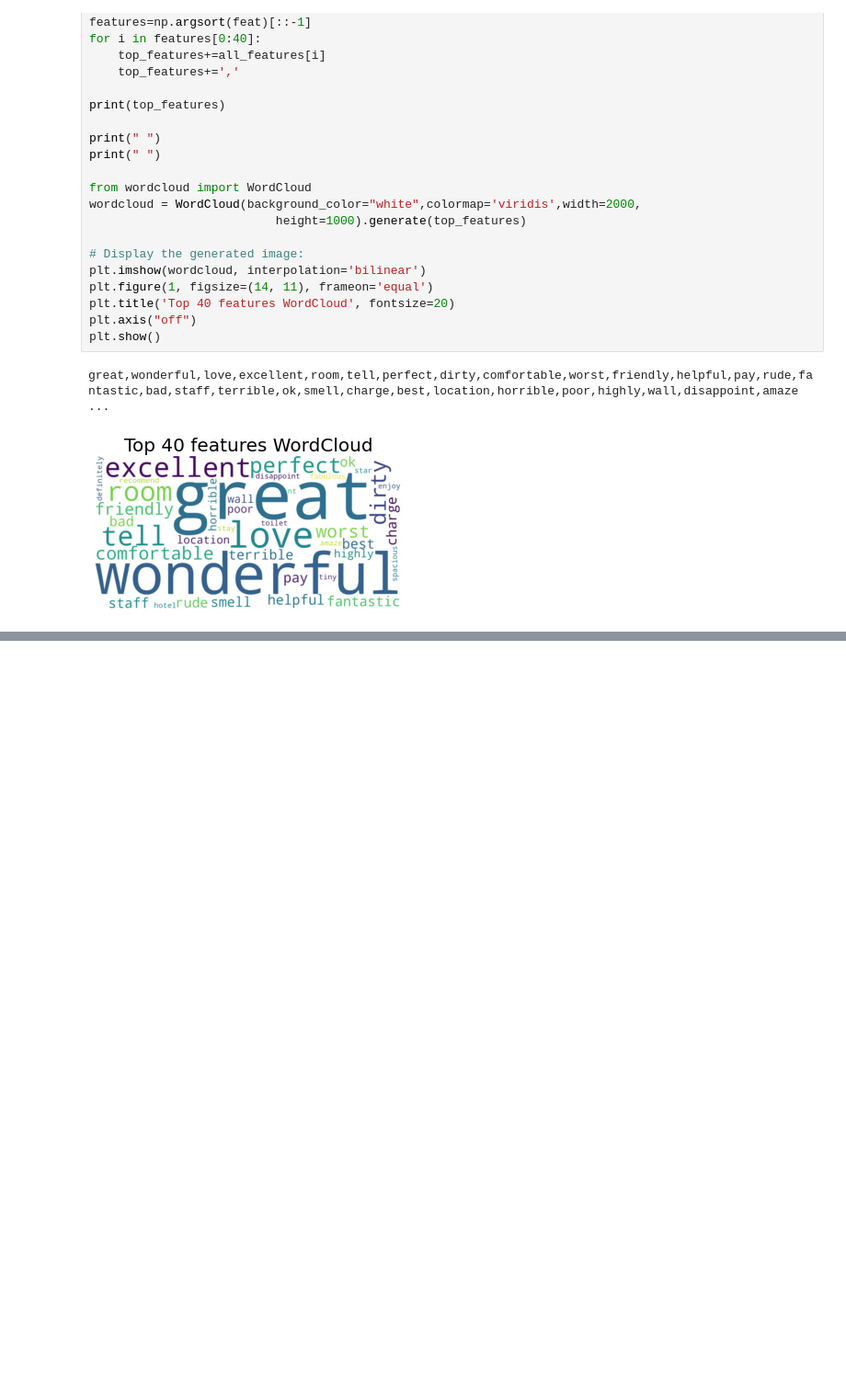
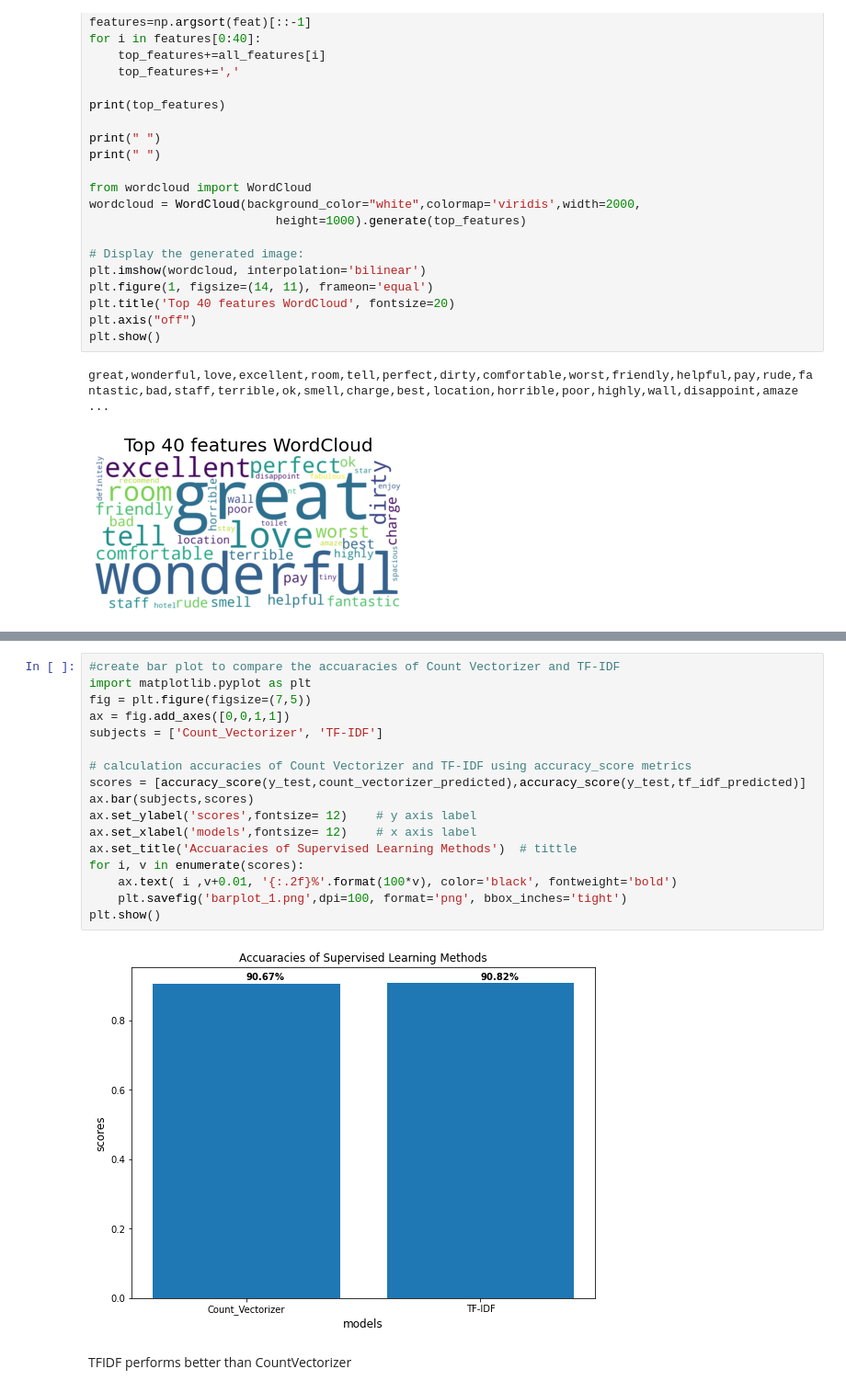
Before and after one commit to wildraft/Tripadvisor_Reviews, a Jupyter notebook: NLP.ipynb, the cells around one changed output, grey strips where cells are left out. Shown at 92% size. Drawn from its saved outputs; the diff is of its cells as text; blank space fills up the shorter version.

```diff
--- a/NLP.ipynb
+++ b/NLP.ipynb
@@ -537,0 +688,21 @@ great,wonderful,love,excellent,room,tell,perfect,dirty,comfortable,worst,friendl
+# %%
+#create bar plot to compare the accuaracies of Count Vectorizer and TF-IDF
+import matplotlib.pyplot as plt
+fig = plt.figure(figsize=(7,5))
+ax = fig.add_axes([0,0,1,1])
+subjects = ['Count_Vectorizer', 'TF-IDF']
+
+# calculation accuracies of Count Vectorizer and TF-IDF using accuracy_score metrics
+scores = [accuracy_score(y_test,count_vectorizer_predicted),accuracy_score(y_test,tf_idf_predicted)]
+ax.bar(subjects,scores)
+ax.set_ylabel('scores',fontsize= 12)    # y axis label
+ax.set_xlabel('models',fontsize= 12)    # x axis label
+ax.set_title('Accuaracies of Supervised Learning Methods')  # tittle
+for i, v in enumerate(scores):
+    ax.text( i ,v+0.01, '{:.2f}%'.format(100*v), color='black', fontweight='bold')
+    plt.savefig('barplot_1.png',dpi=100, format='png', bbox_inches='tight')
+plt.show()
+# %% [output]
+[figure, added]
+# %% [markdown]
+TFIDF performs better than CountVectorizer
```
Also changed, not shown: parts of 15 cells of this notebook, 2 other files.
